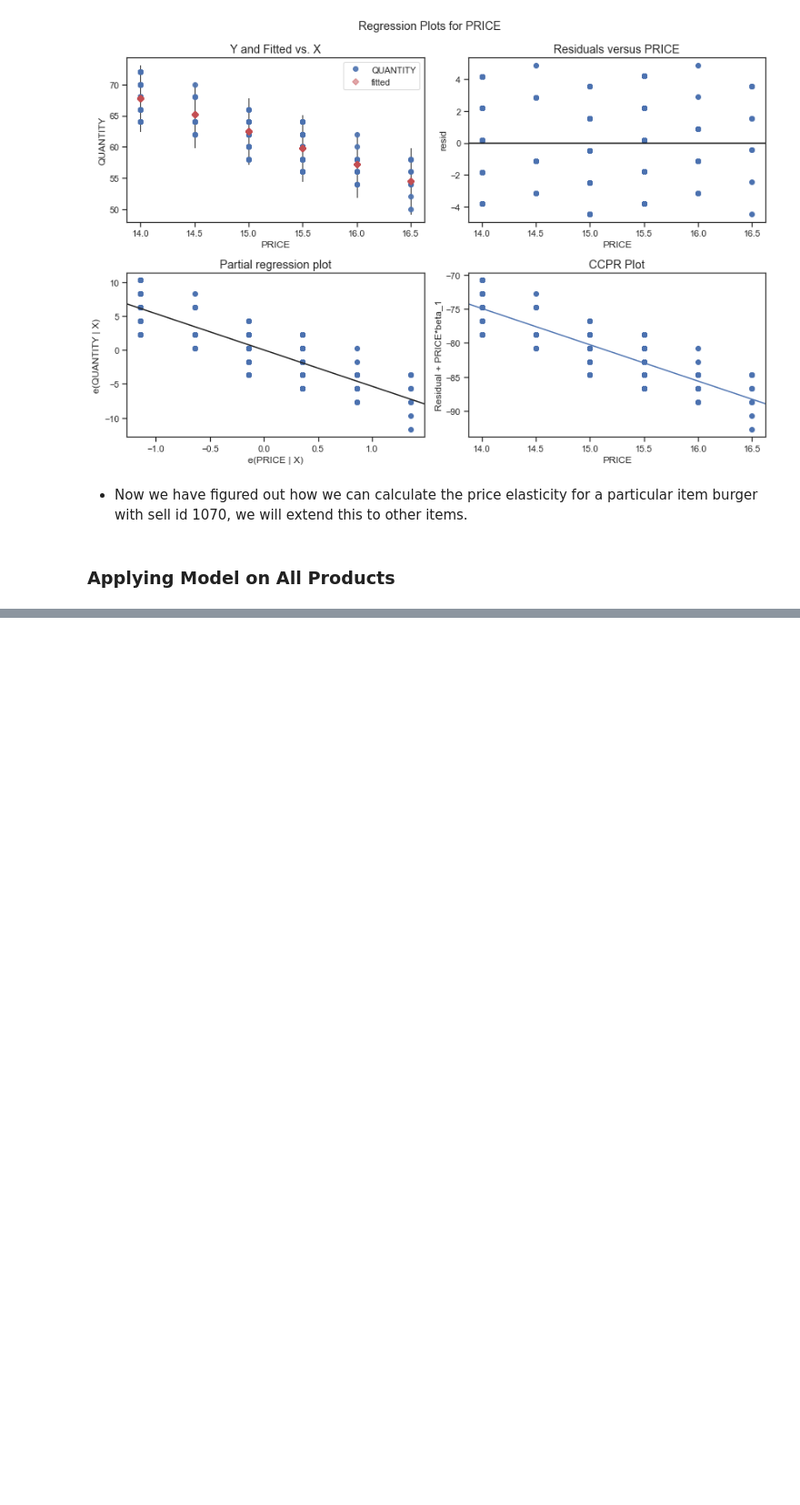
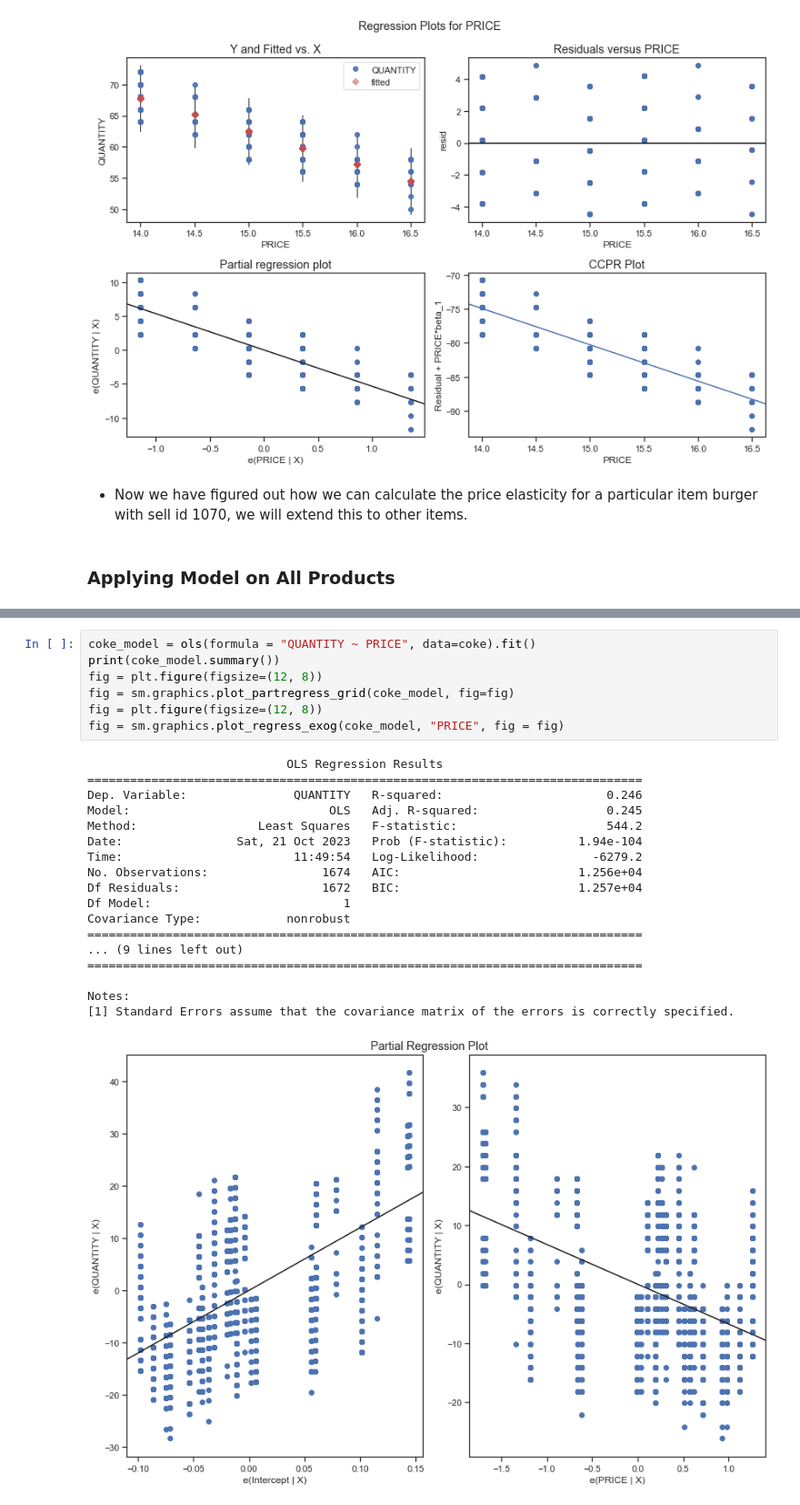
Before and after one commit to Keshtech2002/Retail_Price_Optimization_ML_Regression, a Jupyter notebook: Cafe_Price_Optimazation.ipynb, the cells around one changed output, grey strips where cells are left out. Shown at 91% size. Cells and saved outputs as stored; diff of their text form; blank space fills up the shorter version.

```diff
--- a/Cafe_Price_Optimazation.ipynb
+++ b/Cafe_Price_Optimazation.ipynb
@@ -755,0 +837,26 @@ fig = sm.graphics.plot_regress_exog(burger_model, "PRICE", fig=fig)
+# %%
+coke_model = ols(formula = "QUANTITY ~ PRICE", data=coke).fit()
+print(coke_model.summary())
+fig = plt.figure(figsize=(12, 8))
+fig = sm.graphics.plot_partregress_grid(coke_model, fig=fig)
+fig = plt.figure(figsize=(12, 8))
+fig = sm.graphics.plot_regress_exog(coke_model, "PRICE", fig = fig)
+# %% [output]
+                            OLS Regression Results
+==============================================================================
+Dep. Variable:               QUANTITY   R-squared:                       0.246
+Model:                            OLS   Adj. R-squared:                  0.245
+Method:                 Least Squares   F-statistic:                     544.2
+Date:                Sat, 21 Oct 2023   Prob (F-statistic):          1.94e-104
+Time:                        11:49:54   Log-Likelihood:                -6279.2
+No. Observations:                1674   AIC:                         1.256e+04
+Df Residuals:                    1672   BIC:                         1.257e+04
+Df Model:                           1
+Covariance Type:            nonrobust
+==============================================================================
+... (9 lines left out)
+==============================================================================
+
+Notes:
+[1] Standard Errors assume that the covariance matrix of the errors is correctly specified.
+[figure, added]
```
Also changed, not shown: parts of 37 cells of this notebook, 1 other file.
